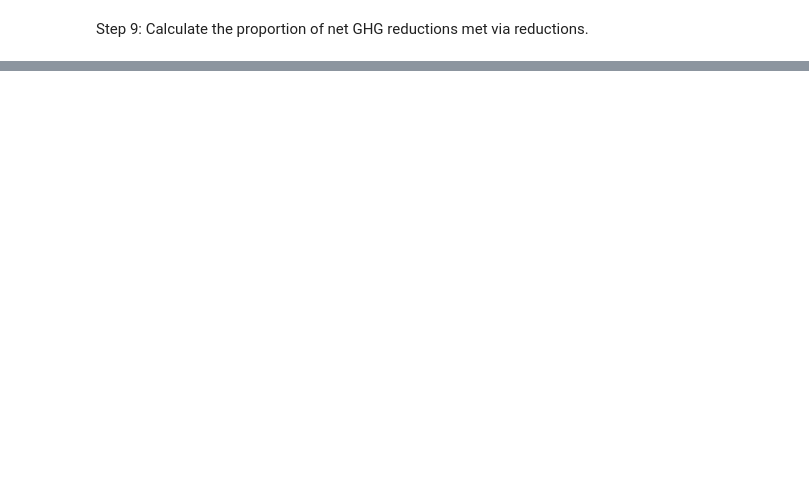
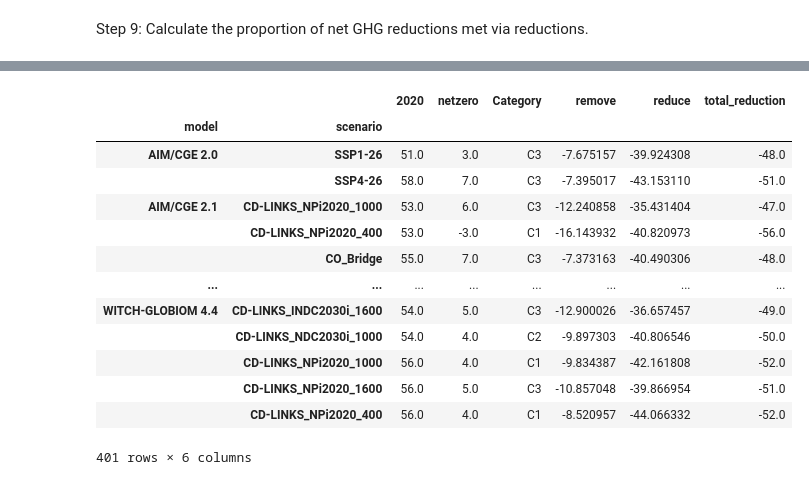
Before and after one commit to gaurav-ganti/2023_ganti_ar6_cdr_assessment, a Jupyter notebook: analysis/104_prepare_netzero_for_figure2.ipynb, the cells around one changed output, grey strips where cells are left out. Cells and saved outputs as stored; diff of their text form; code cells hidden in the pictures; blank space fills up the shorter version.

```diff
--- a/analysis/104_prepare_netzero_for_figure2.ipynb
+++ b/analysis/104_prepare_netzero_for_figure2.ipynb
@@ -182,0 +239,17 @@ figure2_panelc.loc[:, 'total_reduction'] = (
+# %%
+figure2_panelc
+# %% [output]
+|  |  | 2020 | netzero | Category | remove | reduce | total_reduction |
+| model | scenario |  |  |  |  |  |  |
+| AIM/CGE 2.0 | SSP1-26 | 51.0 | 3.0 | C3 | -7.675157 | -39.924308 | -48.0 |
+|  | SSP4-26 | 58.0 | 7.0 | C3 | -7.395017 | -43.153110 | -51.0 |
+| AIM/CGE 2.1 | CD-LINKS_NPi2020_1000 | 53.0 | 6.0 | C3 | -12.240858 | -35.431404 | -47.0 |
+|  | CD-LINKS_NPi2020_400 | 53.0 | -3.0 | C1 | -16.143932 | -40.820973 | -56.0 |
+|  | CO_Bridge | 55.0 | 7.0 | C3 | -7.373163 | -40.490306 | -48.0 |
+| ... | ... | ... | ... | ... | ... | ... | ... |
+| WITCH-GLOBIOM 4.4 | CD-LINKS_INDC2030i_1600 | 54.0 | 5.0 | C3 | -12.900026 | -36.657457 | -49.0 |
+|  | CD-LINKS_NDC2030i_1000 | 54.0 | 4.0 | C2 | -9.897303 | -40.806546 | -50.0 |
+|  | CD-LINKS_NPi2020_1000 | 56.0 | 4.0 | C1 | -9.834387 | -42.161808 | -52.0 |
+|  | CD-LINKS_NPi2020_1600 | 56.0 | 5.0 | C3 | -10.857048 | -39.866954 | -51.0 |
+|  | CD-LINKS_NPi2020_400 | 56.0 | 4.0 | C1 | -8.520957 | -44.066332 | -52.0 |
+401 rows × 6 columns
```
Also changed, not shown: parts of 26 cells of this notebook.
